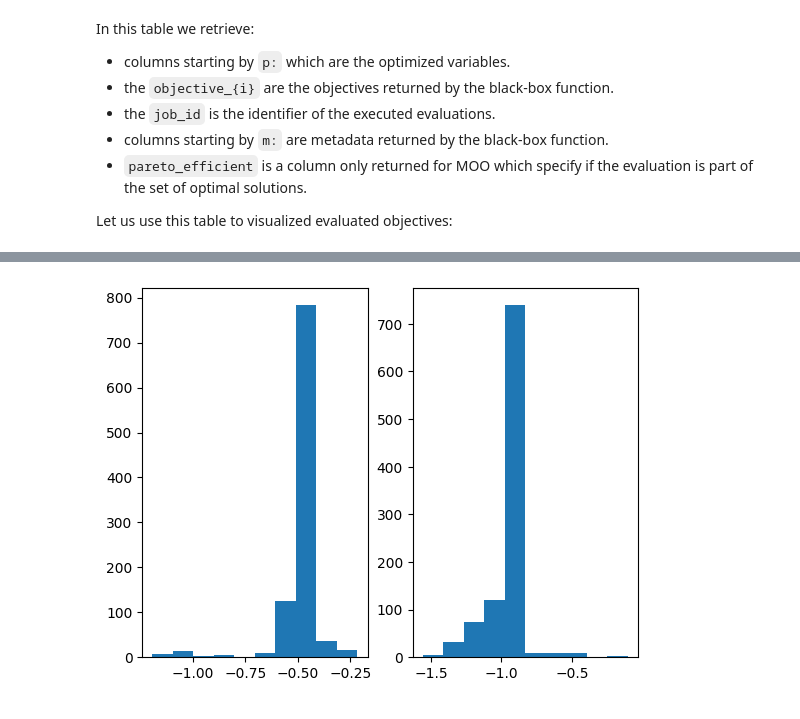
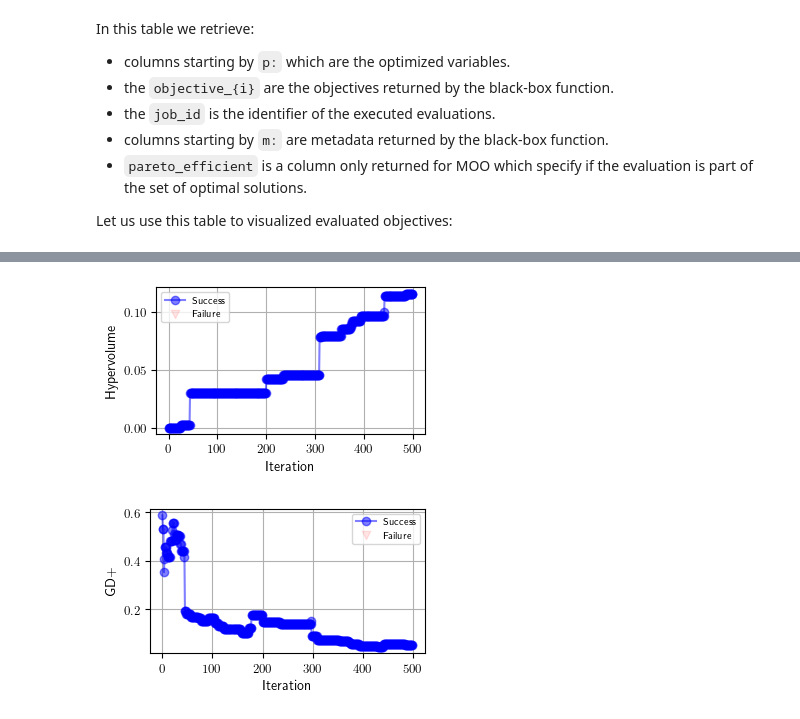
Before and after one commit to deephyper/bo-moo, a Jupyter notebook: notebooks/Multi_objective_optimization_101.ipynb, the cells around one changed output, grey strips where cells are left out. Saved outputs shown, nothing was run; the diff lists cells and outputs as text; code cells hidden in the pictures.

```diff
--- a/notebooks/Multi_objective_optimization_101.ipynb
+++ b/notebooks/Multi_objective_optimization_101.ipynb
@@ -192,9 +209,36 @@ plt.show()
-# %%
-plt.figure()
-plt.subplot(1, 2, 1)
-plt.hist(results["objective_0"], bins=10)
-plt.subplot(1, 2, 2)
-plt.hist(results["objective_1"], bins=10)
-plt.show()
-# %% [output]
-[figure, removed]
+# %%
+pe = metrics.PerformanceEvaluator()
+hv = []
+obj = success[["objective_0", "objective_1"]].values
+for i in range(len(success)):
+    hv_i = pe.hypervolume(obj[: i + 1])
+    hv.append(hv_i)
+
+plt.figure(figsize=figsize)
+plt.plot(success.index.values, hv, marker="o", color="blue", alpha=0.5, label="Success")
+plt.scatter(failure.index.values, np.zeros((len(failure),)), marker="v", alpha=0.1, color="red", label="Failure")
+plt.xlabel("Iteration")
+plt.ylabel("Hypervolume")
+plt.legend()
+plt.grid()
+plt.show()
+# %% [output]
+[figure, added]
+# %%
+pe = metrics.PerformanceEvaluator()
+gd = []
+obj = success[["objective_0", "objective_1"]].values
+for i in range(len(success)):
+    gd_i = pe.gdPlus(obj[: i + 1])
+    gd.append(gd_i)
+
+plt.figure(figsize=figsize)
+plt.plot(success.index.values, gd, marker="o", color="blue", alpha=0.5, label="Success")
+plt.scatter(failure.index.values, np.zeros((len(failure),)), marker="v", alpha=0.1, color="red", label="Failure")
+plt.xlabel("Iteration")
+plt.ylabel("GD+")
+plt.legend()
+plt.grid()
+plt.show()
+# %% [output]
+[figure, added]
```
Also changed, not shown: parts of 12 cells of this notebook, 15 other files.
